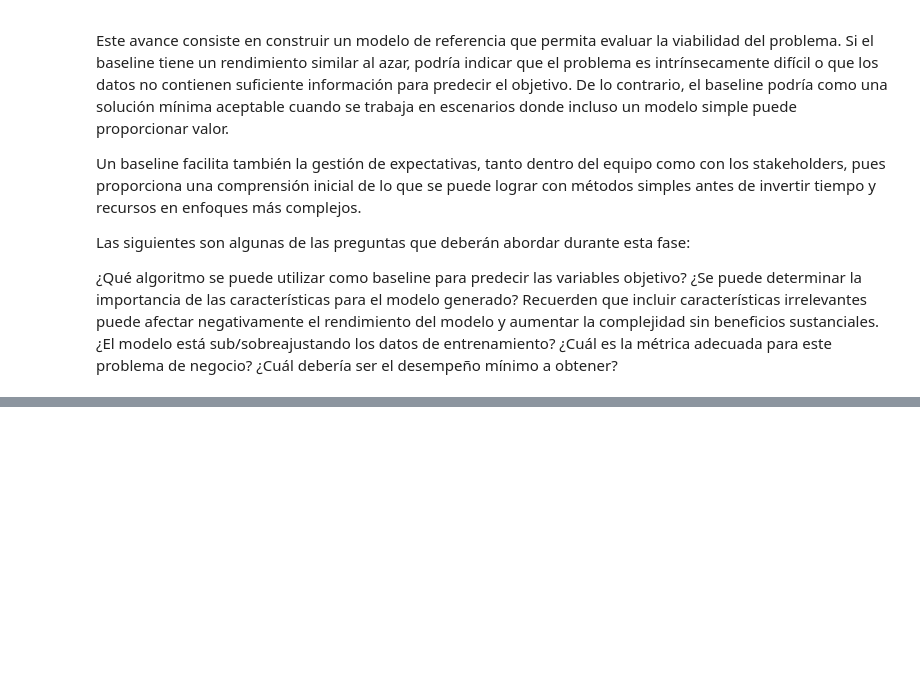
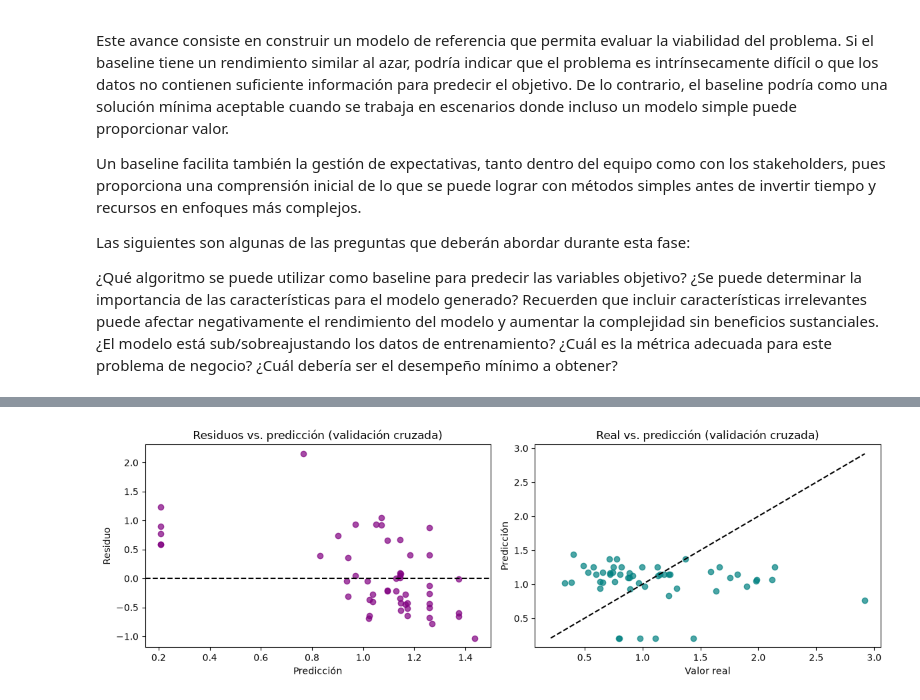
Before and after one commit to MarceloIsmael21/TC5031.10_ProyectoIntegrador, a Jupyter notebook: Notebooks/03_Baseline.ipynb, the cells around one changed output, grey strips where cells are left out. Drawn from its saved outputs; the diff is of its cells as text; code cells hidden in the pictures; blank space fills up the shorter version.

```diff
--- a/Notebooks/03_Baseline.ipynb
+++ b/Notebooks/03_Baseline.ipynb
@@ -23,0 +217,21 @@ Las siguientes son algunas de las preguntas que deberán abordar durante esta fa
+# %%
+# Residuos de validación cruzada (cada observación predicha por un modelo que no la vio)
+pred_cv = cross_val_predict(make_pipeline(StandardScaler(), Ridge(alpha=10.0)), X_train, y_train, groups=g_train, cv=cv)
+res_cv = y_train - pred_cv
+
+fig, axes = plt.subplots(1, 2, figsize=(12, 4))
+axes[0].scatter(pred_cv, res_cv, color="purple", alpha=0.7)
+axes[0].axhline(0, color="black", linestyle="--")
+axes[0].set_xlabel("Predicción")
+axes[0].set_ylabel("Residuo")
+axes[0].set_title("Residuos vs. predicción (validación cruzada)")
+axes[1].scatter(y_train, pred_cv, color="teal", alpha=0.7)
+lim = [min(y_train.min(), pred_cv.min()), max(y_train.max(), pred_cv.max())]
+axes[1].plot(lim, lim, "k--")
+axes[1].set_xlabel("Valor real")
+axes[1].set_ylabel("Predicción")
+axes[1].set_title("Real vs. predicción (validación cruzada)")
+plt.tight_layout()
+plt.show()
+# %% [output]
+[figure, added]
```
Also changed, not shown: parts of 25 cells of this notebook.
